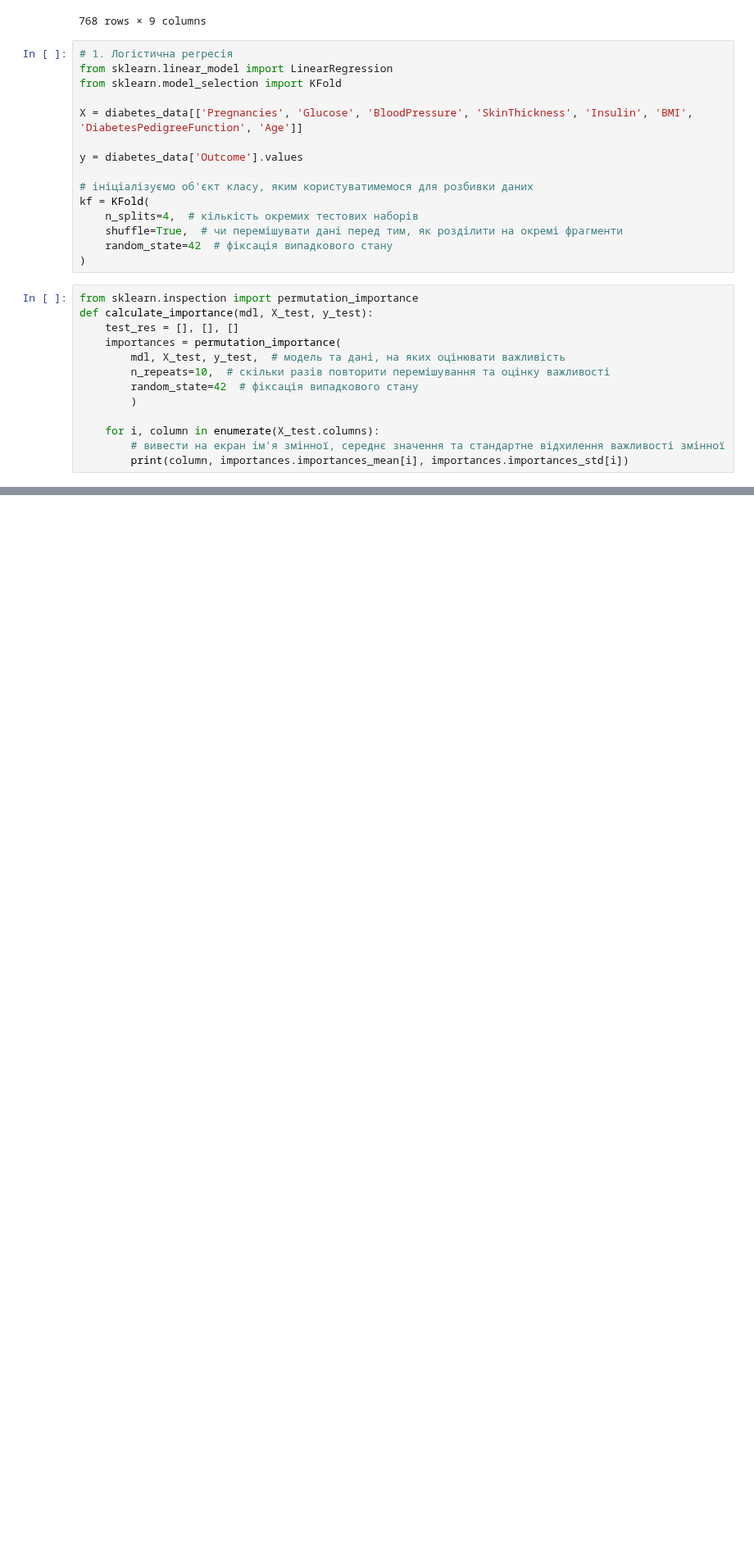
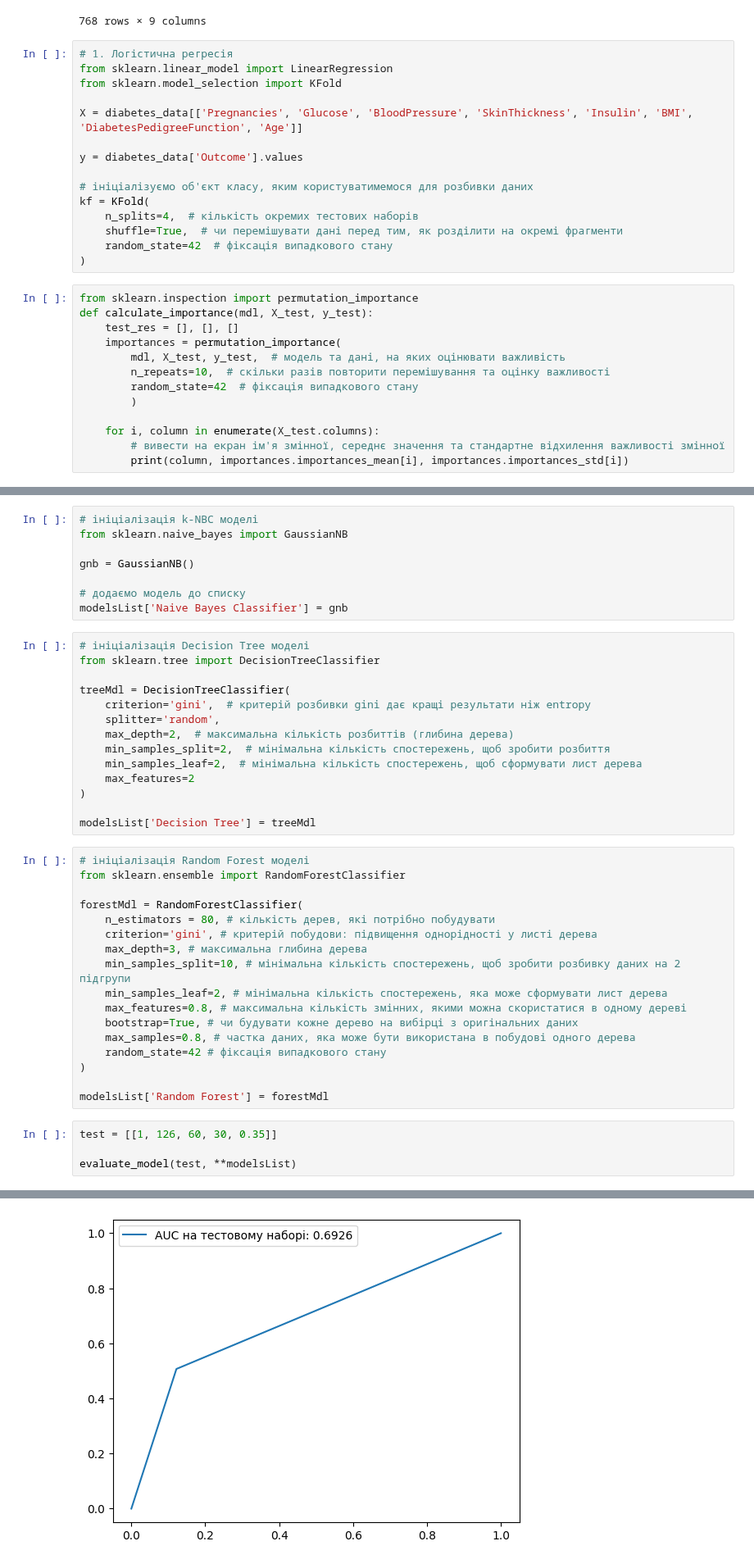
Before and after one commit to nadiiastasyk/Python, a Jupyter notebook: src/Tasks/Nadiia Parsons_Task 10.ipynb, the cells around one changed output, grey strips where cells are left out. Shown at 82% size. Saved outputs shown, nothing was run; the diff lists cells and outputs as text; blank space fills up the shorter version.

```diff
--- a/src/Tasks/Nadiia Parsons_Task 10.ipynb
+++ b/src/Tasks/Nadiia Parsons_Task 10.ipynb
@@ -153,0 +166,44 @@ Age 0.005208333333333348 0.0073656956373598596
+# %%
+# ініціалізація k-NBC моделі
+from sklearn.naive_bayes import GaussianNB
+
+gnb = GaussianNB()
+
+# додаємо модель до списку
+modelsList['Naive Bayes Classifier'] = gnb
+# %%
+# ініціалізація Decision Tree моделі
+from sklearn.tree import DecisionTreeClassifier
+
+treeMdl = DecisionTreeClassifier(
+    criterion='gini',  # критерій розбивки gini дає кращі результати ніж entropy
+    splitter='random',
+    max_depth=2,  # максимальна кількість розбиттів (глибина дерева)
+    min_samples_split=2,  # мінімальна кількість спостережень, щоб зробити розбиття
+    min_samples_leaf=2,  # мінімальна кількість спостережень, щоб сформувати лист дерева
+    max_features=2
+)
+
+modelsList['Decision Tree'] = treeMdl
+# %%
+# ініціалізація Random Forest моделі
+from sklearn.ensemble import RandomForestClassifier
+
+forestMdl = RandomForestClassifier(
+    n_estimators = 80, # кількість дерев, які потрібно побудувати
+    criterion='gini', # критерій побудови: підвищення однорідності у листі дерева
+    max_depth=3, # максимальна глибина дерева
+    min_samples_split=10, # мінімальна кількість спостережень, щоб зробити розбивку даних на 2 підгрупи
+    min_samples_leaf=2, # мінімальна кількість спостережень, яка може сформувати лист дерева
+    max_features=0.8, # максимальна кількість змінних, якими можна скористатися в одному дереві
+    bootstrap=True, # чи будувати кожне дерево на вибірці з оригінальних даних
+    max_samples=0.8, # частка даних, яка може бути використана в побудові одного дерева
+    random_state=42 # фіксація випадкового стану
+)
+
+modelsList['Random Forest'] = forestMdl
+# %%
+test = [[1, 126, 60, 30, 0.35]]
+
+evaluate_model(test, **modelsList)
+# %% [output]
@@ -153,0 +212 @@ Age 0.005208333333333348 0.0073656956373598596
+[figure, added]
```
Also changed, not shown: parts of 13 cells of this notebook.
